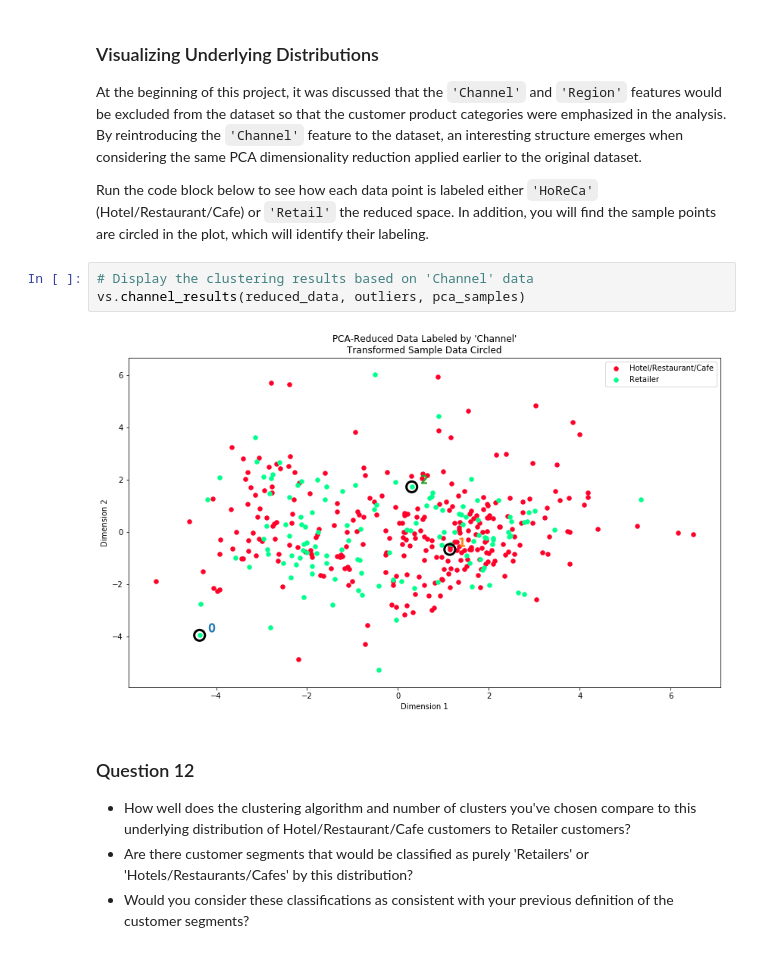
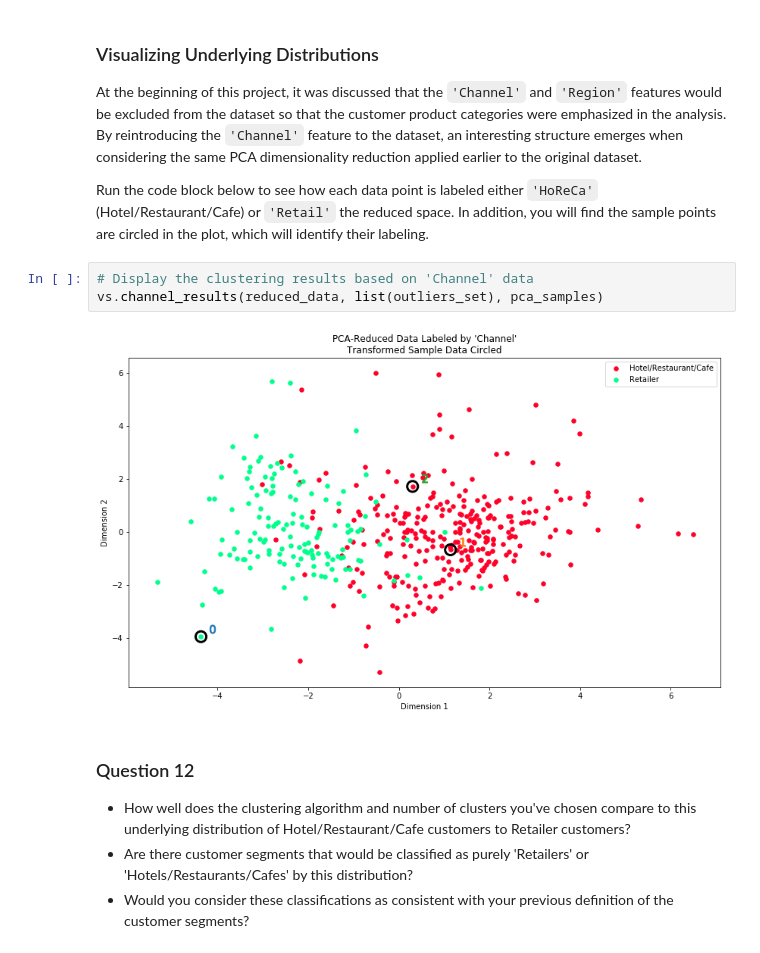
Before and after one commit to keshavmusunuri/Creating-customer-segments, a Jupyter notebook: customer_segments.ipynb, the cells around one changed output. Drawn from its saved outputs; the diff is of its cells as text.

```diff
--- a/customer_segments.ipynb
+++ b/customer_segments.ipynb
@@ -632,9 +664,9 @@ At the beginning of this project, it was discussed that the `'Channel'` and `'Re
 Run the code block below to see how each data point is labeled either `'HoReCa'` (Hotel/Restaurant/Cafe) or `'Retail'` the reduced space. In addition, you will find the sample points are circled in the plot, which will identify their labeling.
 # %%
 # Display the clustering results based on 'Channel' data
-vs.channel_results(reduced_data, outliers, pca_samples)
+vs.channel_results(reduced_data, list(outliers_set), pca_samples)
 # %% [output]
-[figure, old version]
+[figure, new version]
 # %% [markdown]
 ### Question 12
 
```
Also changed, not shown: parts of 8 cells of this notebook, 1 other file.
